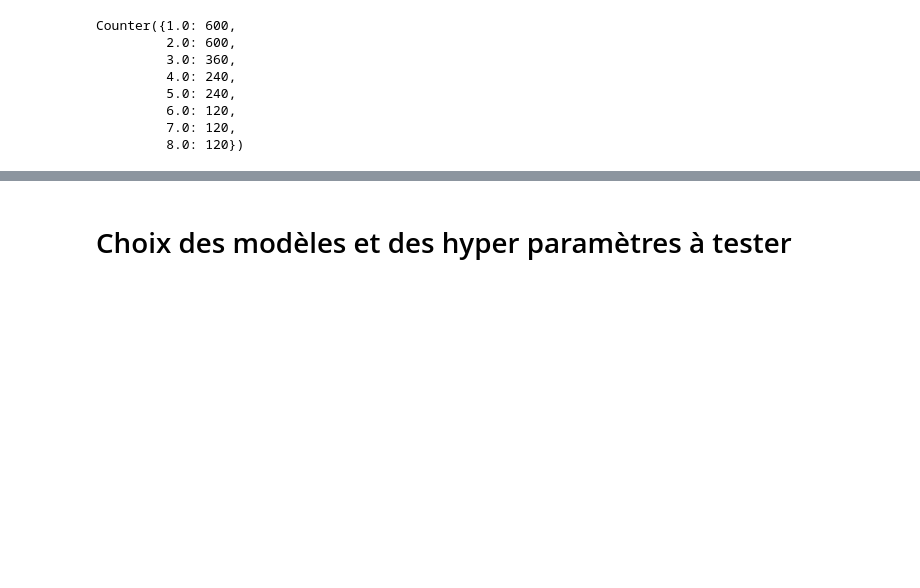
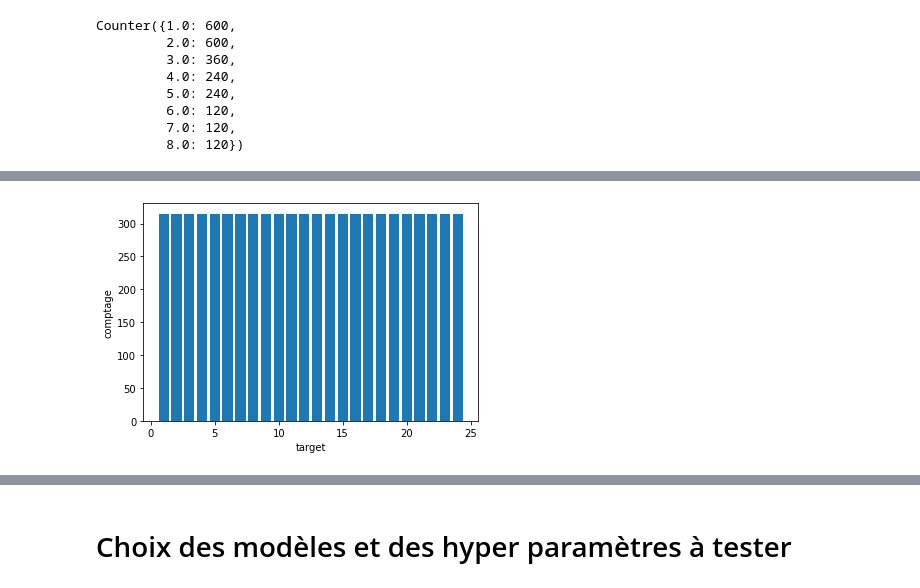
Before and after one commit to jean3108/Research-Data-Science-Methodology, a Jupyter notebook: reds.ipynb, the cells around one changed output, grey strips where cells are left out. Saved outputs shown, nothing was run; the diff lists cells and outputs as text; code cells hidden in the pictures; blank space fills up the shorter version.

```diff
--- a/reds.ipynb
+++ b/reds.ipynb
@@ -84,0 +152,10 @@ Counter({1.0: 600,
+# %%
+user_by_target = user_target_df.groupby('target').sum()
+# %%
+plt.bar(user_by_target.index, user_by_target['user'])
+plt.ylabel('comptage')
+plt.xlabel('target')
+
+plt.show()
+# %% [output]
+[figure, added]
```
Also changed, not shown: parts of 13 cells of this notebook.
